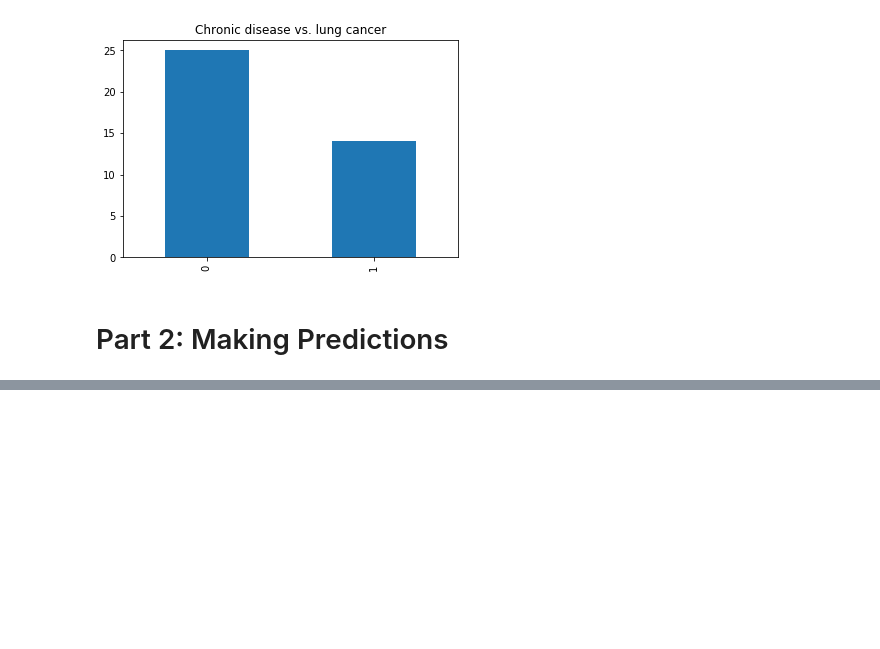
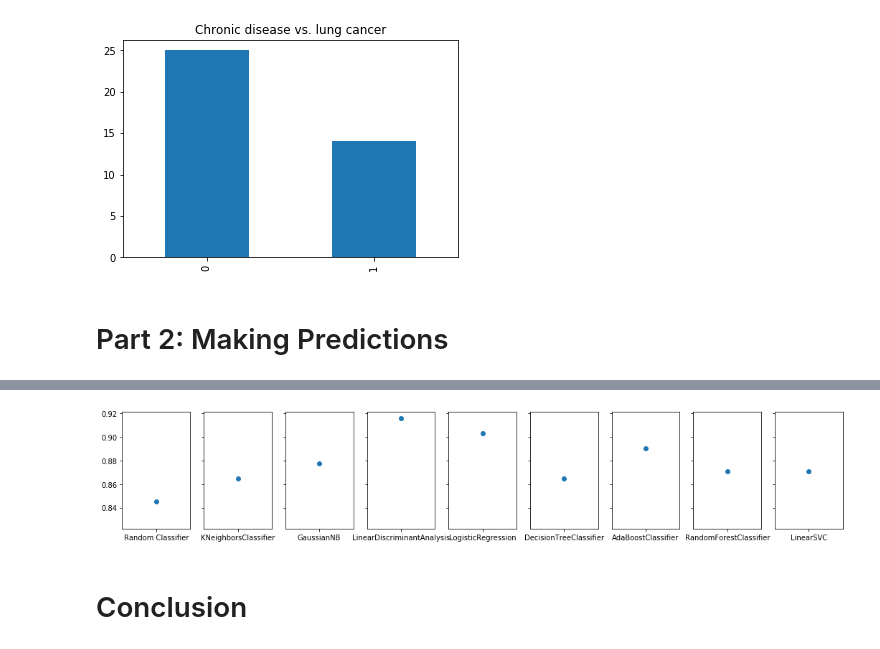
Before and after one commit to and-le/lung-cancer-kaggle, a Jupyter notebook: code/lung_cancer.ipynb, the cells around one changed output, grey strips where cells are left out. Saved outputs shown, nothing was run; the diff lists cells and outputs as text; code cells hidden in the pictures; blank space fills up the shorter version.

```diff
--- a/code/lung_cancer.ipynb
+++ b/code/lung_cancer.ipynb
@@ -152,0 +206,8 @@ results = run_classifiers(classifiers, train_X, train_y, test_X, test_y)
+# %%
+fig, ax = plt.subplots(1, len(classifier_names), figsize=(18, 3), sharey=True)
+for i in range(len(classifier_names)):
+    ax[i].scatter(classifier_names[i], test_acc[i])
+# %% [output]
+[figure, added]
+# %% [markdown]
+# Conclusion
```
Also changed, not shown: parts of 11 cells of this notebook.
